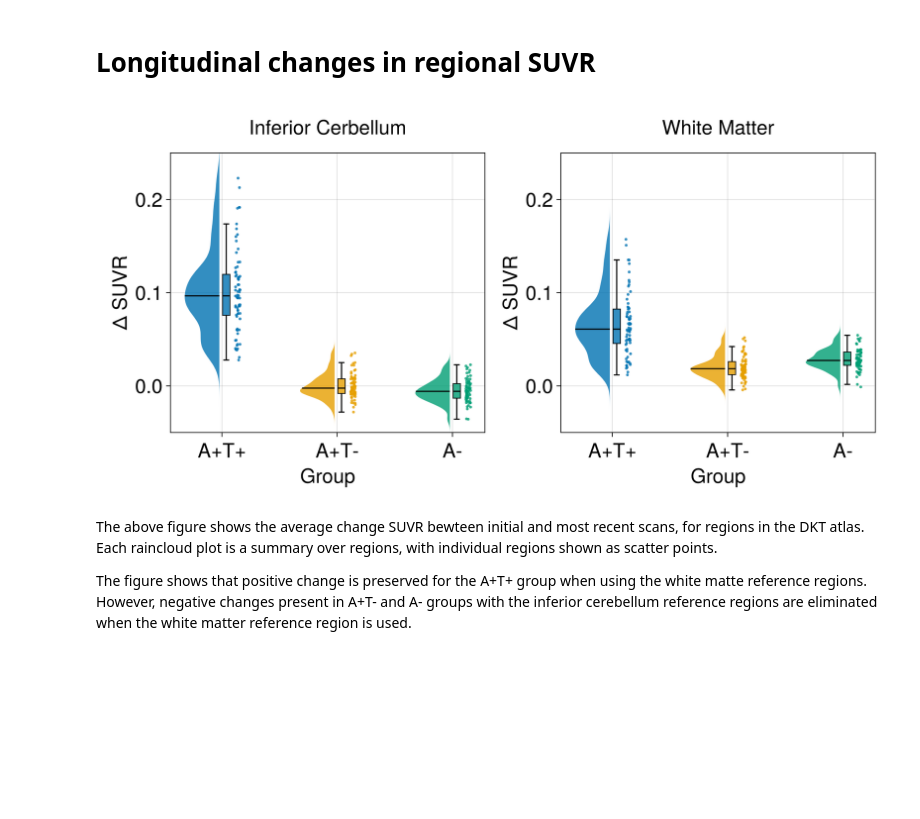
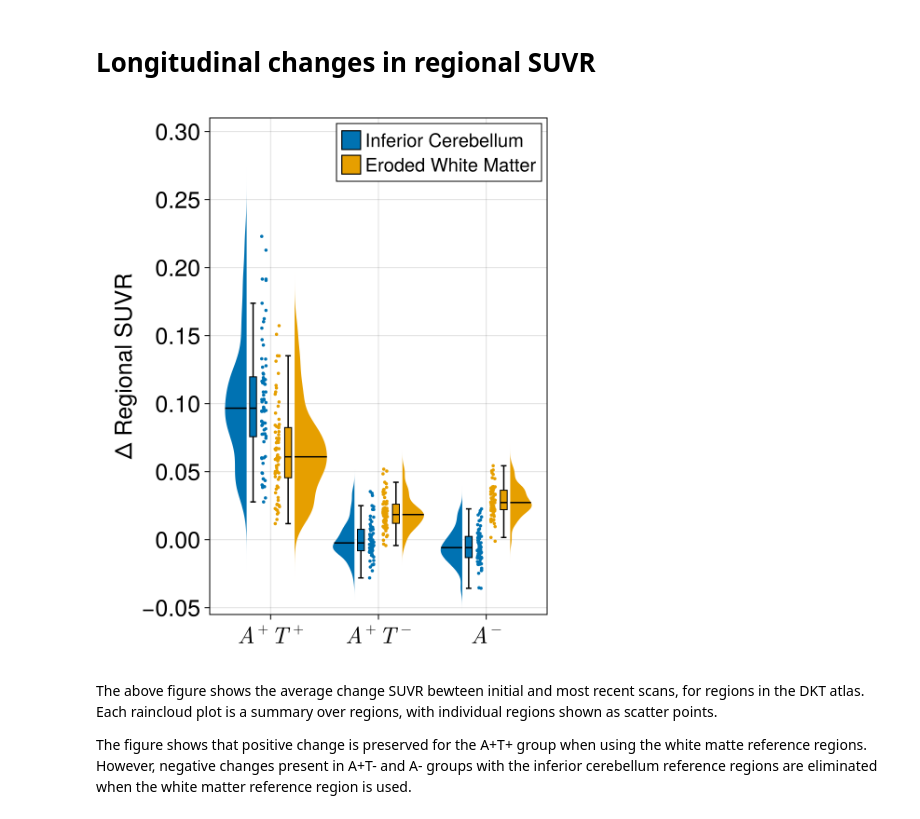
Before and after one commit to PavanChaggar/local-fkpp, a Jupyter notebook: adni/inference/analysis/notebooks/reference_region_analysis.ipynb, the cells around one changed output. Drawn from its saved outputs; the diff is of its cells as text; code cells hidden in the pictures; blank space fills up the shorter version.

Commit message:
updating reference region figures

```diff
--- a/adni/inference/analysis/notebooks/reference_region_analysis.ipynb
+++ b/adni/inference/analysis/notebooks/reference_region_analysis.ipynb
@@ -131,35 +133,35 @@ wm_neg_ref_vols = [t[end, :] ./ t[end, 1] for t in wm_neg_tiv_vols];
 # %%
 # Convenience functions for calculating longitudinal changes
 function get_diff(x::Matrix{Float64})
     x[:,end] .- x[:,1]
 end
 function get_diff(x::Vector{Float64})
     x[end] - x[1]
 end
 
 begin
-    f = Figure(size=(1000, 500), fontsize=25)
+    f = Figure(size=(500, 600), fontsize=25)
 
     # Inferior Cerebellum
-    ax = Axis(f[1,1], xlabel="Group", ylabel="Δ SUVR", xticks=(1:3, ["A+T+", "A+T-", "A-"]))
-    Label(f[0, 1], "Inferior Cerbellum", tellwidth=false)
-    ylims!(-0.05, 0.25)
-    rainclouds!(ones(72), mean(get_diff.(calc_suvr.(ic_data[ic_tau_pos_idx]))), whiskerwidth=1, markersize=5)
-    rainclouds!(ones(72) .* 2, mean(get_diff.(calc_suvr.(ic_data[ic_tau_neg_idx]))), whiskerwidth=1, markersize=5)
-    rainclouds!(ones(72) .* 3, mean(get_diff.(calc_suvr.(ic_negdata))), whiskerwidth=1, markersize=5)
+    ax = Axis(f[1:5,1], ylabel="Δ Regional SUVR", xticks=(1:3, [L"A^+T^+", L"A^+T^-", L"A^-"]), yticks=-0.1:0.05:0.3)
+    ylims!(-0.055, 0.31)
+    rainclouds!(ones(72) .* 0.8, mean(get_diff.(calc_suvr.(ic_data[ic_tau_pos_idx]))), cloud_width= 0.5, whiskerwidth=1, markersize=5, color=cols[1], label="Inferior Cerebellum")
+    rainclouds!(ones(72) .* 1.2, mean(get_diff.(calc_suvr.(wm_data[wm_tau_pos_idx]))), whiskerwidth=1, markersize=5, side=:right, color=cols[2],label="Eroded White Matter")
 
-    # Eroded white matter
-    ax = Axis(f[1,2], xlabel="Group", ylabel="Δ SUVR", xticks=(1:3, ["A+T+", "A+T-", "A-"]))
-    Label(f[0, 2], "White Matter", tellwidth=false)
-    ylims!(-0.05, 0.25)
-    rainclouds!(ones(72), mean(get_diff.(calc_suvr.(wm_data[wm_tau_pos_idx]))), whiskerwidth=1, markersize=5)
-    rainclouds!(ones(72) .* 2, mean(get_diff.(calc_suvr.(wm_data[wm_tau_neg_idx]))), whiskerwidth=1, markersize=5)
-    rainclouds!(ones(72) .* 3, mean(get_diff.(calc_suvr.(wm_negdata))), whiskerwidth=1, markersize=5)
+    rainclouds!(ones(72) .* 1.8, mean(get_diff.(calc_suvr.(ic_data[ic_tau_neg_idx]))), cloud_width= 0.5, whiskerwidth=1, markersize=5, color=cols[1], label="Inferior Cerebellum")
+    rainclouds!(ones(72) .* 2.2, mean(get_diff.(calc_suvr.(wm_data[wm_tau_neg_idx]))), cloud_width= 0.5, whiskerwidth=1, markersize=5, side=:right, color=cols[2], label="Eroded White Matter")
+
+    rainclouds!(ones(72) .* 2.8, mean(get_diff.(calc_suvr.(ic_negdata))), whiskerwidth=1, cloud_width= 0.5, markersize=5, color=cols[1], label="Inferior Cerebellum")
+    rainclouds!(ones(72) .* 3.2, mean(get_diff.(calc_suvr.(wm_negdata))), whiskerwidth=1, cloud_width= 0.5, markersize=5, side=:right, color=cols[2], label="Eroded White Matter")
+
+    axislegend(ax, merge=true, labelsize=20)
 
     f
 end
+save(projectdir("visualisation/reference_region/suvr-reference-region.pdf"), f)
+f
 # %% [output]
-[figure, old version]
+[figure, new version]
 # %% [markdown]
 The above figure shows the average change SUVR bewteen initial and most recent scans, for regions in the DKT atlas. Each raincloud plot is a summary over regions, with individual regions shown as scatter points.
 
```
Also changed, not shown: parts of 5 cells of this notebook.
